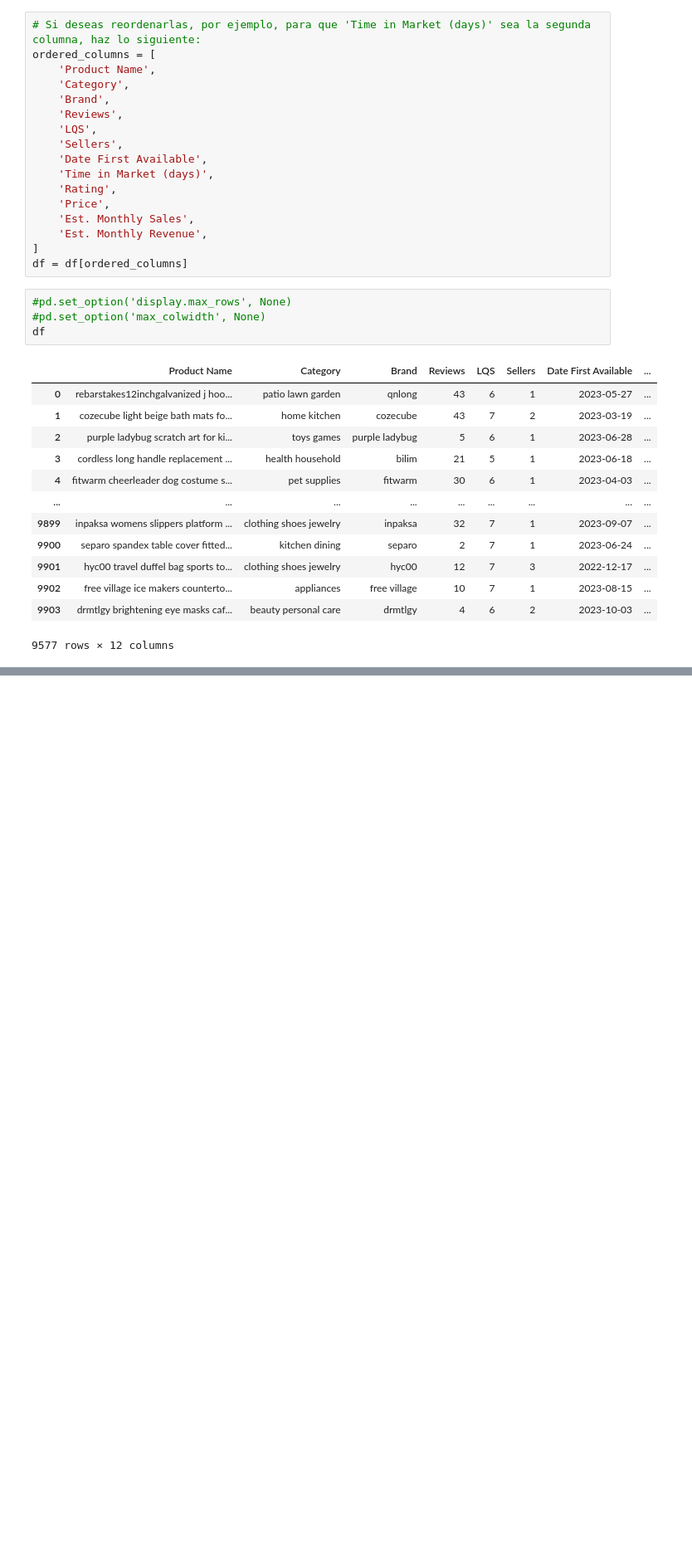
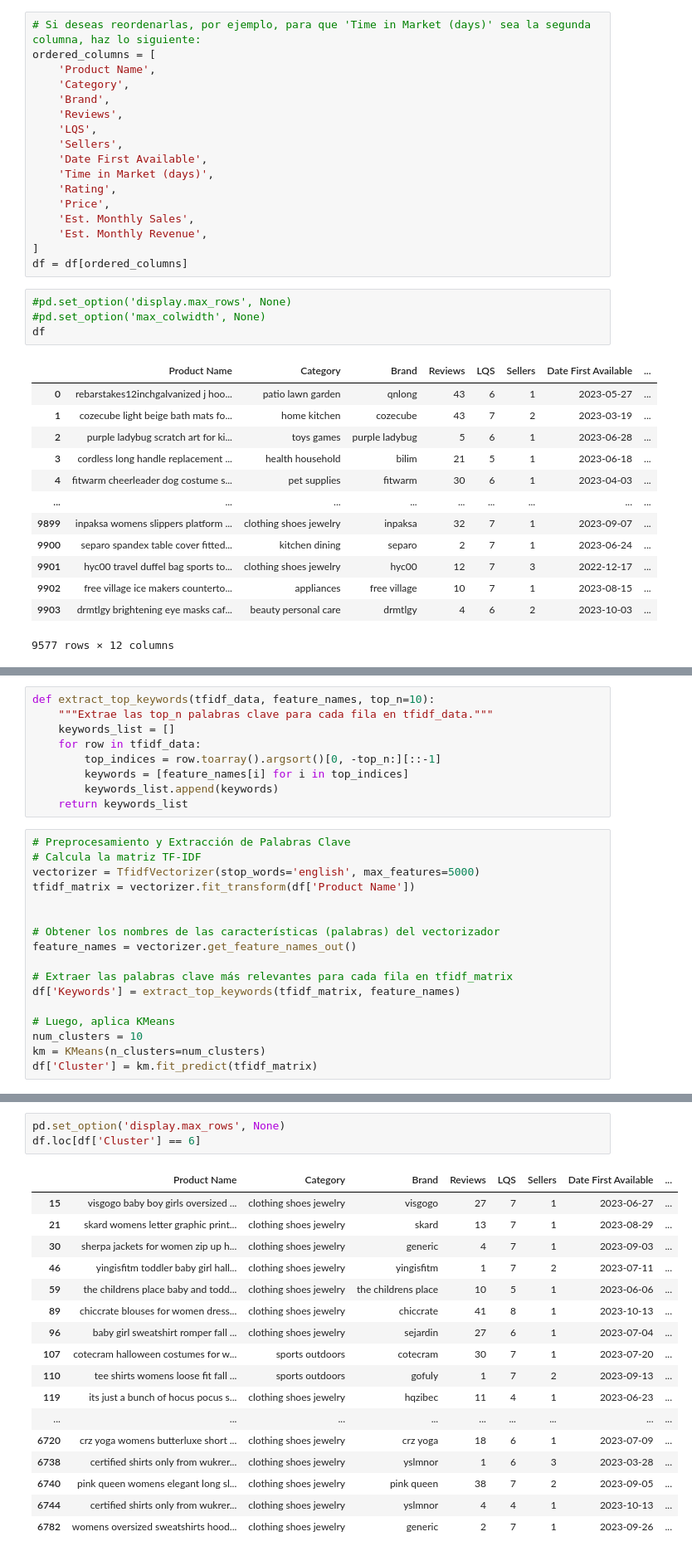
Before and after one commit to ChrissValdez/Proyecto_Integrador, a Jupyter notebook: Proyecto_Integrador.ipynb, the cells around one changed output, grey strips where cells are left out. Shown at 83% size. Saved outputs shown, nothing was run; the diff lists cells and outputs as text; blank space fills up the shorter version.

```diff
--- a/Proyecto_Integrador.ipynb
+++ b/Proyecto_Integrador.ipynb
@@ -185,0 +193,26 @@ df
+# %%
+def extract_top_keywords(tfidf_data, feature_names, top_n=10):
+    """Extrae las top_n palabras clave para cada fila en tfidf_data."""
+    keywords_list = []
+    for row in tfidf_data:
+        top_indices = row.toarray().argsort()[0, -top_n:][::-1]
+        keywords = [feature_names[i] for i in top_indices]
+        keywords_list.append(keywords)
+    return keywords_list
+# %%
+# Preprocesamiento y Extracción de Palabras Clave
+# Calcula la matriz TF-IDF
+vectorizer = TfidfVectorizer(stop_words='english', max_features=5000)
+tfidf_matrix = vectorizer.fit_transform(df['Product Name'])
+
+
+# Obtener los nombres de las características (palabras) del vectorizador
+feature_names = vectorizer.get_feature_names_out()
+
+# Extraer las palabras clave más relevantes para cada fila en tfidf_matrix
+df['Keywords'] = extract_top_keywords(tfidf_matrix, feature_names)
+
+# Luego, aplica KMeans
+num_clusters = 10
+km = KMeans(n_clusters=num_clusters)
+df['Cluster'] = km.fit_predict(tfidf_matrix)
@@ -185,0 +316,21 @@ df
+# %%
+pd.set_option('display.max_rows', None)
+df.loc[df['Cluster'] == 6]
+# %% [output]
+|  | Product Name | Category | Brand | Reviews | LQS | Sellers | Date First Available | ... |
+| 15 | visgogo baby boy girls oversized ... | clothing shoes jewelry | visgogo | 27 | 7 | 1 | 2023-06-27 | ... |
+| 21 | skard womens letter graphic print... | clothing shoes jewelry | skard | 13 | 7 | 1 | 2023-08-29 | ... |
+| 30 | sherpa jackets for women zip up h... | clothing shoes jewelry | generic | 4 | 7 | 1 | 2023-09-03 | ... |
+| 46 | yingisfitm toddler baby girl hall... | clothing shoes jewelry | yingisfitm | 1 | 7 | 2 | 2023-07-11 | ... |
+| 59 | the childrens place baby and todd... | clothing shoes jewelry | the childrens place | 10 | 5 | 1 | 2023-06-06 | ... |
+| 89 | chiccrate blouses for women dress... | clothing shoes jewelry | chiccrate | 41 | 8 | 1 | 2023-10-13 | ... |
+| 96 | baby girl sweatshirt romper fall ... | clothing shoes jewelry | sejardin | 27 | 6 | 1 | 2023-07-04 | ... |
+| 107 | cotecram halloween costumes for w... | sports outdoors | cotecram | 30 | 7 | 1 | 2023-07-20 | ... |
+| 110 | tee shirts womens loose fit fall ... | sports outdoors | gofuly | 1 | 7 | 2 | 2023-09-13 | ... |
+| 119 | its just a bunch of hocus pocus s... | clothing shoes jewelry | hqzibec | 11 | 4 | 1 | 2023-06-23 | ... |
+| ... | ... | ... | ... | ... | ... | ... | ... | ... |
+| 6720 | crz yoga womens butterluxe short ... | clothing shoes jewelry | crz yoga | 18 | 6 | 1 | 2023-07-09 | ... |
+| 6738 | certified shirts only from wukrer... | clothing shoes jewelry | yslmnor | 1 | 6 | 3 | 2023-03-28 | ... |
+| 6740 | pink queen womens elegant long sl... | clothing shoes jewelry | pink queen | 38 | 7 | 2 | 2023-09-05 | ... |
+| 6744 | certified shirts only from wukrer... | clothing shoes jewelry | yslmnor | 4 | 4 | 1 | 2023-10-13 | ... |
+| 6782 | womens oversized sweatshirts hood... | clothing shoes jewelry | generic | 2 | 7 | 1 | 2023-09-26 | ... |
```
Also changed, not shown: parts of 7 cells of this notebook, 1 other file.
